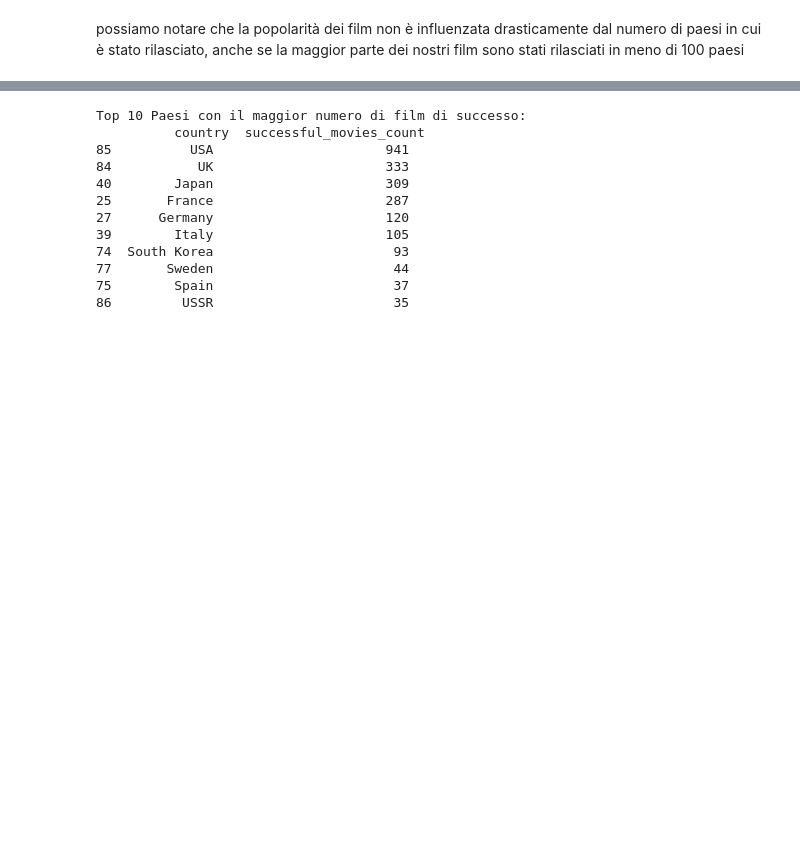
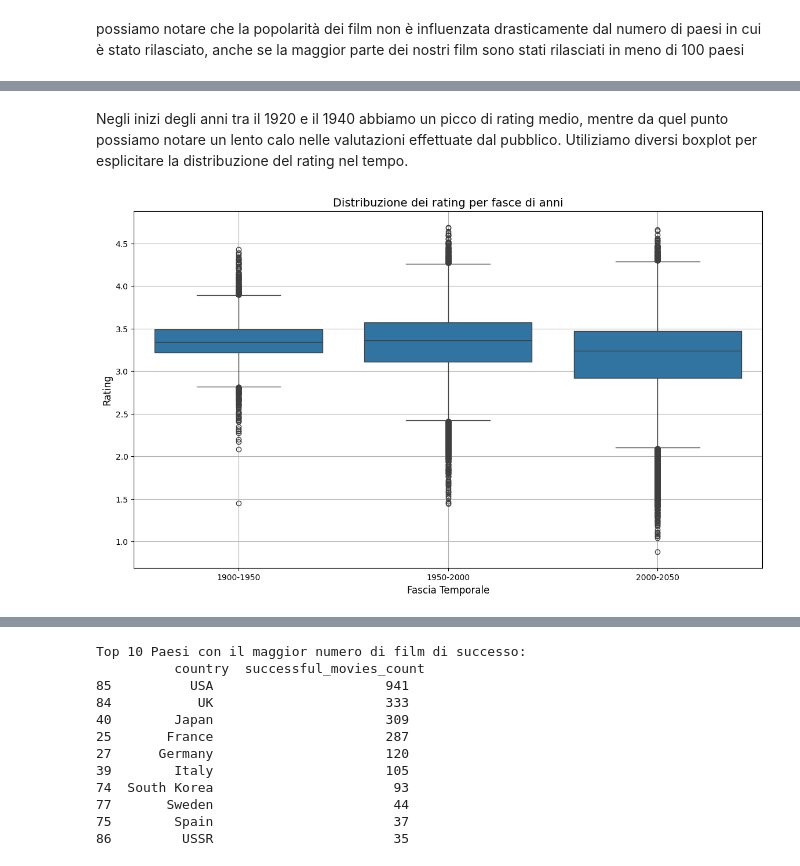
Before and after one commit to GabrieBu/freshcarrots, a Jupyter notebook: ium_Notebook/Cleaning.ipynb, the cells around one changed output, grey strips where cells are left out. Saved outputs shown, nothing was run; the diff lists cells and outputs as text; code cells hidden in the pictures; blank space fills up the shorter version.

```diff
--- a/ium_Notebook/Cleaning.ipynb
+++ b/ium_Notebook/Cleaning.ipynb
@@ -777,0 +814,19 @@ possiamo notare che la popolarità dei film non è influenzata drasticamente dal
+# %% [markdown]
+Negli inizi degli anni tra il 1920 e il 1940 abbiamo un picco di rating medio, mentre da quel punto possiamo notare un lento calo nelle valutazioni effettuate dal pubblico.
+Utiliziamo diversi boxplot per esplicitare la distribuzione del rating nel tempo.
+# %%
+bins = [1900, 1950, 2000, 2050]
+labels = ["1900-1950", "1950-2000", "2000-2050"]
+df_movies_year = df_released_movies.copy()
+df_movies_year['year_range'] = pd.cut(df_released_movies['date'], bins=bins, labels=labels, right=False)
+
+# Creare il box plot diviso per fasce di anni
+plt.figure(figsize=(14,8))
+sns.boxplot(data=df_movies_year, x='year_range', y='rating')
+plt.title("Distribuzione dei rating per fasce di anni", fontsize=14)
+plt.xlabel("Fascia Temporale", fontsize=12)
+plt.ylabel("Rating", fontsize=12)
+plt.grid(True)
+plt.show()
+# %% [output]
+[figure, added]
```
Also changed, not shown: parts of 23 cells of this notebook.
